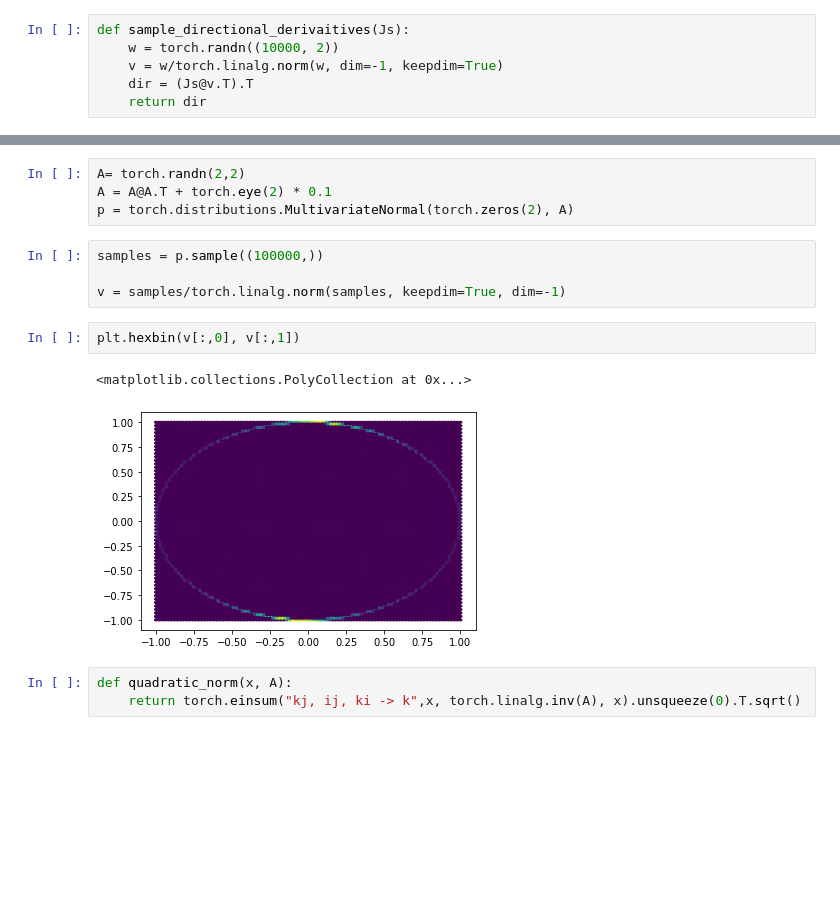
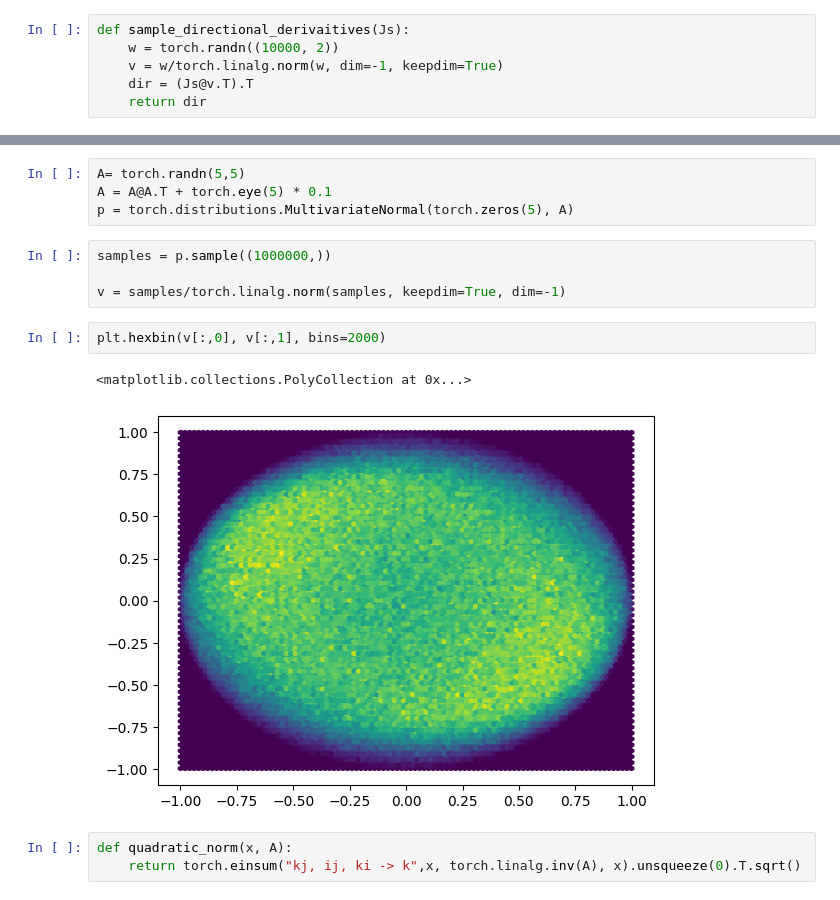
Before and after one commit to manuelgloeckler/manuelgloeckler.github.io, a Jupyter notebook: _notebooks/directional_derivatives.ipynb, the cells around one changed output, grey strips where cells are left out. Saved outputs shown, nothing was run; the diff lists cells and outputs as text; blank space fills up the shorter version.

```diff
--- a/_notebooks/directional_derivatives.ipynb
+++ b/_notebooks/directional_derivatives.ipynb
@@ -63,16 +64,16 @@ tensor([[111.2540]])
 # %%
-A= torch.randn(2,2)
-A = A@A.T + torch.eye(2) * 0.1
-p = torch.distributions.MultivariateNormal(torch.zeros(2), A)
+A= torch.randn(5,5)
+A = A@A.T + torch.eye(5) * 0.1
+p = torch.distributions.MultivariateNormal(torch.zeros(5), A)
 # %%
-samples = p.sample((100000,))
+samples = p.sample((1000000,))
 
 v = samples/torch.linalg.norm(samples, keepdim=True, dim=-1)
 # %%
-plt.hexbin(v[:,0], v[:,1])
+plt.hexbin(v[:,0], v[:,1], bins=2000)
 # %% [output]
 <matplotlib.collections.PolyCollection at 0x...>
-[figure, old version]
+[figure, new version]
 # %%
 def quadratic_norm(x, A):
     return torch.einsum("kj, ij, ki -> k",x, torch.linalg.inv(A), x).unsqueeze(0).T.sqrt()
```
Also changed, not shown: parts of 14 cells of this notebook, 3 other files.
